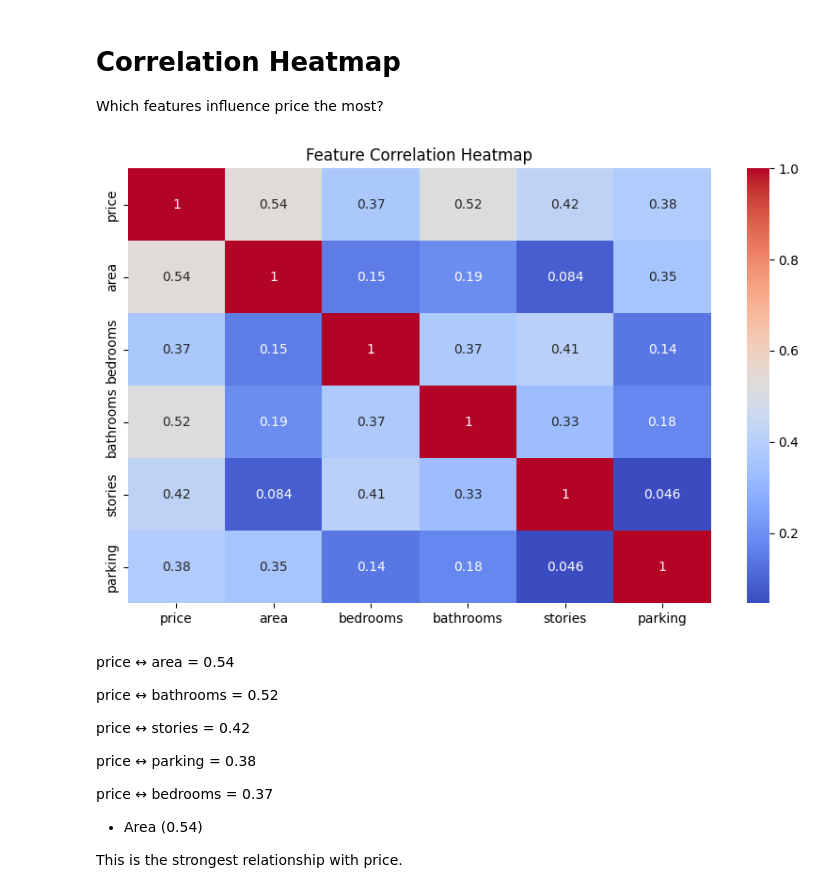
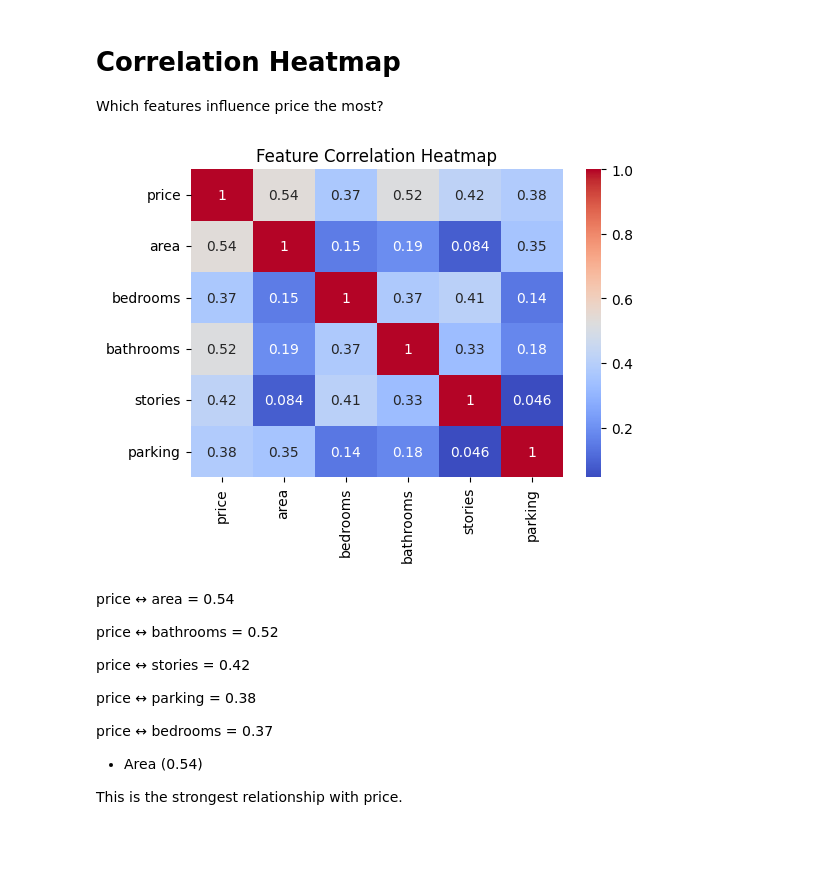
Before and after one commit to isha-atif-dev/house-price-prediction-ml, a Jupyter notebook: notebooks/01_eda_house_prices.ipynb, the cells around one changed output. Drawn from its saved outputs; the diff is of its cells as text; code cells hidden in the pictures; blank space fills up the shorter version.

```diff
--- a/notebooks/01_eda_house_prices.ipynb
+++ b/notebooks/01_eda_house_prices.ipynb
@@ -124,14 +124,14 @@ Which features influence price the most?
 # %%
 
 df_numeric = df.select_dtypes(include=["int64","float64"])
 
-plt.figure(figsize=(10,6))
+plt.figure(figsize=(6,4))
 sns.heatmap(df_numeric.corr(), annot=True, cmap="coolwarm")
 
 plt.title("Feature Correlation Heatmap")
 plt.show()
 # %% [output]
-[figure, old version]
+[figure, new version]
 # %% [markdown]
 price ↔ area       = 0.54
 
```
